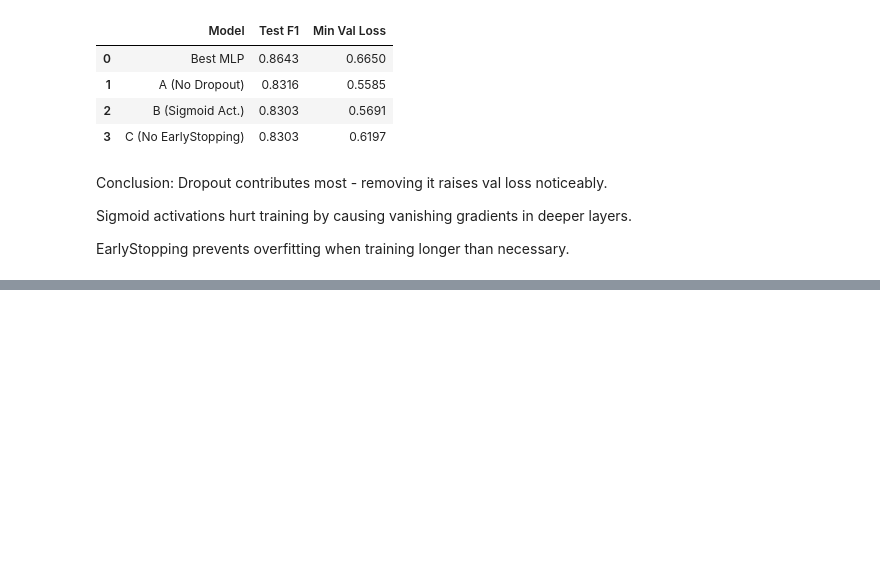
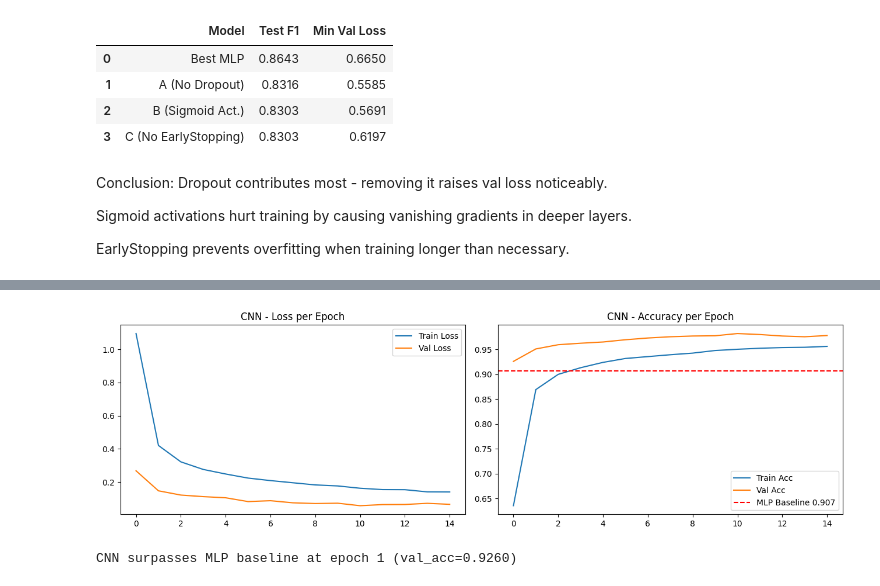
Before and after one commit to abeer-fatima47/i232643-DM-Assignment4, a Jupyter notebook: i232643_DM_asn4.ipynb, the cells around one changed output, grey strips where cells are left out. Cells and saved outputs as stored; diff of their text form; code cells hidden in the pictures; blank space fills up the shorter version.

```diff
--- a/i232643_DM_asn4.ipynb
+++ b/i232643_DM_asn4.ipynb
@@ -1063,0 +1105,24 @@ EarlyStopping prevents overfitting when training longer than necessary.
+# %%
+# Reshape for CNN: (N, 28, 28, 1)
+X_tr_cnn = X_mnist_tr.reshape(-1, 28, 28, 1)
+X_te_cnn = X_mnist_te.reshape(-1, 28, 28, 1)
+
+# One-hot encode labels for CNN
+y_tr_cat = to_categorical(y_mnist_tr, 10)
+y_te_cat = to_categorical(y_mnist_te, 10)
+
+# MLP Baseline: flatten -> Dense(64) -> Dense(10)
+mlp_baseline = keras.Sequential([
+    layers.Flatten(input_shape=(28, 28)),
+    layers.Dense(64, activation='relu'),
+    layers.Dense(10, activation='softmax')
+])
+mlp_baseline.compile(optimizer='adam', loss='sparse_categorical_crossentropy', metrics=['accuracy'])
+mlp_baseline.summary()
+
+hist_base = mlp_baseline.fit(X_mnist_tr, y_mnist_tr,
+                              epochs=5, batch_size=64,
+                              validation_data=(X_mnist_te, y_mnist_te),
+                              verbose=1)
+_, baseline_acc = mlp_baseline.evaluate(X_mnist_te, y_mnist_te, verbose=0)
+print(f"\nMLP Baseline Test Accuracy: {baseline_acc:.4f}")
@@ -1063,0 +1234,22 @@ EarlyStopping prevents overfitting when training longer than necessary.
+# %%
+# Plot CNN training curves
+fig, axes = plt.subplots(1, 2, figsize=(13, 4))
+axes[0].plot(hist_cnn.history['loss'],     label='Train Loss')
+axes[0].plot(hist_cnn.history['val_loss'], label='Val Loss')
+axes[0].set_title('CNN - Loss per Epoch'); axes[0].legend()
+
+axes[1].plot(hist_cnn.history['accuracy'],     label='Train Acc')
+axes[1].plot(hist_cnn.history['val_accuracy'], label='Val Acc')
+axes[1].axhline(y=baseline_acc, color='red', linestyle='--', label=f'MLP Baseline {baseline_acc:.3f}')
+axes[1].set_title('CNN - Accuracy per Epoch'); axes[1].legend()
+plt.tight_layout()
+plt.show()
+
+# When does CNN surpass baseline?
+for ep, acc in enumerate(hist_cnn.history['val_accuracy']):
+    if acc > baseline_acc:
+        print(f"CNN surpasses MLP baseline at epoch {ep+1} (val_acc={acc:.4f})")
+        break
+# %% [output]
+[figure, added]
+CNN surpasses MLP baseline at epoch 1 (val_acc=0.9260)
```
Also changed, not shown: parts of 13 cells of this notebook.
